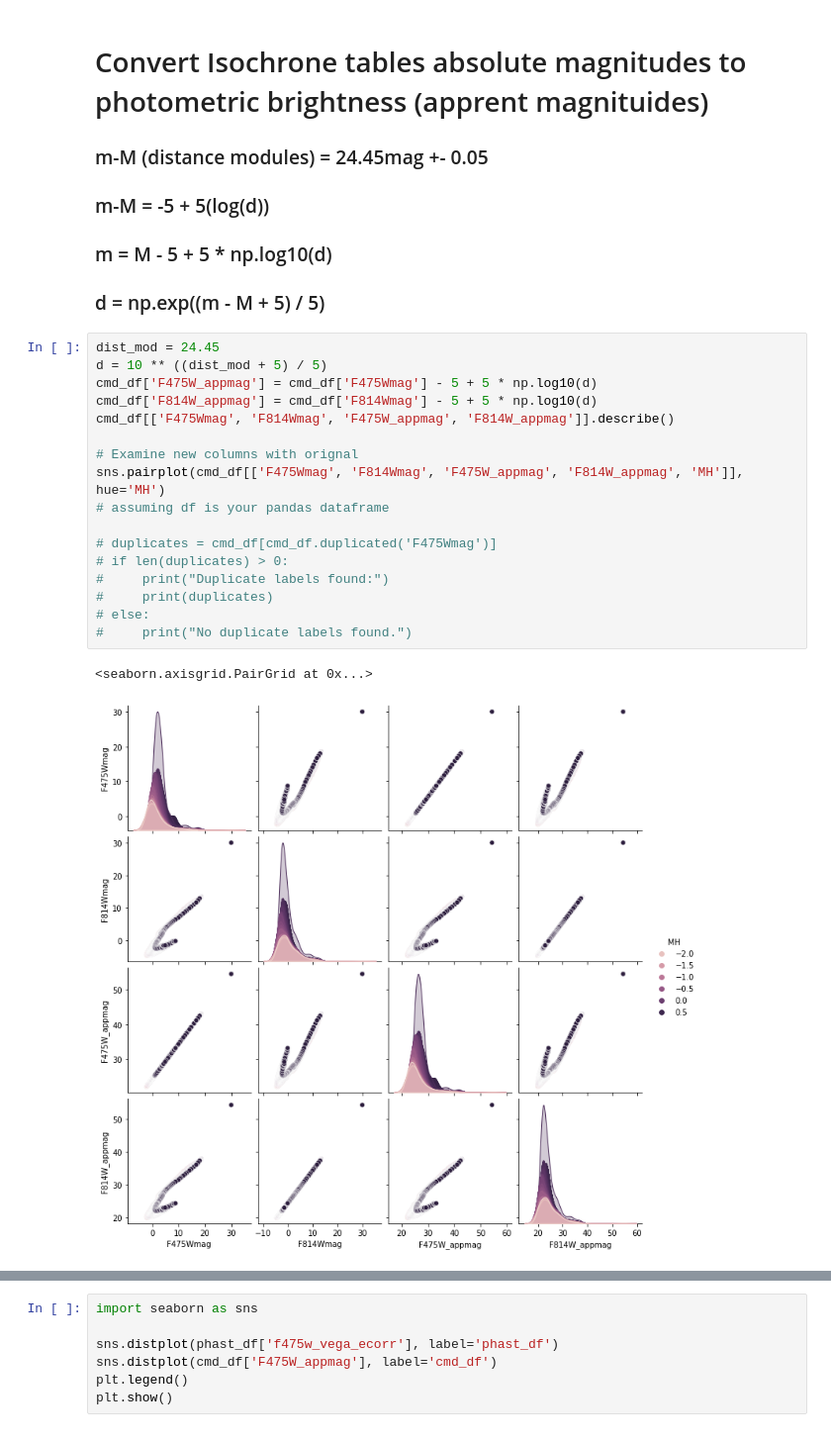
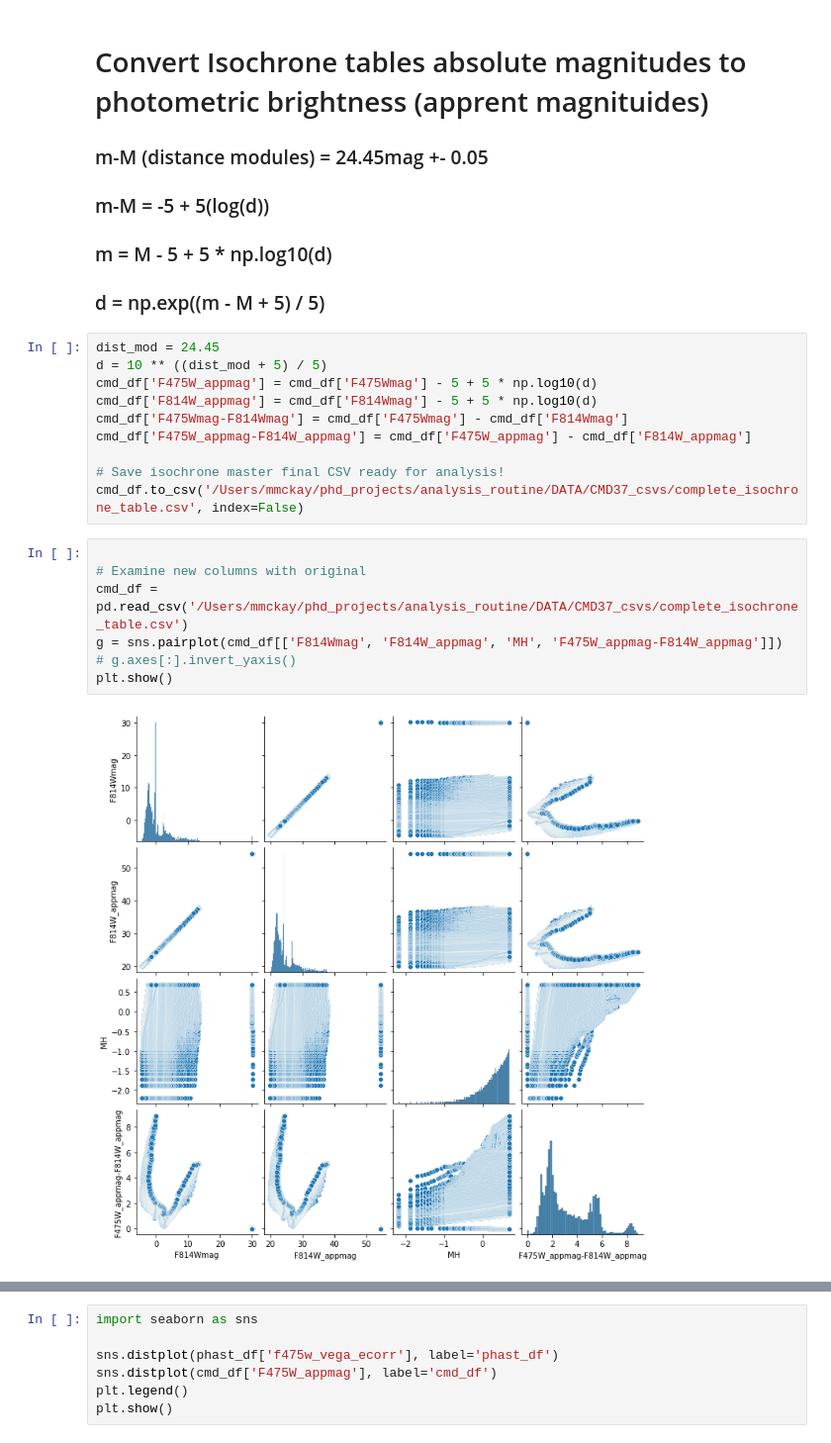
Before and after one commit to mmckay18/phast_rgbstars_mdf, a Jupyter notebook: code/phast_exploration.ipynb, the cells around one changed output, grey strips where cells are left out. Shown at 99% size. Drawn from its saved outputs; the diff is of its cells as text.

```diff
--- a/code/phast_exploration.ipynb
+++ b/code/phast_exploration.ipynb
@@ -172,18 +156,17 @@ dist_mod = 24.45
 d = 10 ** ((dist_mod + 5) / 5)
 cmd_df['F475W_appmag'] = cmd_df['F475Wmag'] - 5 + 5 * np.log10(d)
 cmd_df['F814W_appmag'] = cmd_df['F814Wmag'] - 5 + 5 * np.log10(d)
-cmd_df[['F475Wmag', 'F814Wmag', 'F475W_appmag', 'F814W_appmag']].describe()
+cmd_df['F475Wmag-F814Wmag'] = cmd_df['F475Wmag'] - cmd_df['F814Wmag']
+cmd_df['F475W_appmag-F814W_appmag'] = cmd_df['F475W_appmag'] - cmd_df['F814W_appmag']
 
-# Examine new columns with orignal
-sns.pairplot(cmd_df[['F475Wmag', 'F814Wmag', 'F475W_appmag', 'F814W_appmag', 'MH']], hue='MH')
-# assuming df is your pandas dataframe
-
-# duplicates = cmd_df[cmd_df.duplicated('F475Wmag')]
-# if len(duplicates) > 0:
-#     print("Duplicate labels found:")
-#     print(duplicates)
-# else:
-#     print("No duplicate labels found.")
+# Save isochrone master final CSV ready for analysis!
+cmd_df.to_csv('/Users/mmckay/phd_projects/analysis_routine/DATA/CMD37_csvs/complete_isochrone_table.csv', index=False)
-# %% [output]
-<seaborn.axisgrid.PairGrid at 0x...>
-[figure, removed]
+# %%
+
+# Examine new columns with original
+cmd_df = pd.read_csv('/Users/mmckay/phd_projects/analysis_routine/DATA/CMD37_csvs/complete_isochrone_table.csv')
+g = sns.pairplot(cmd_df[['F814Wmag', 'F814W_appmag', 'MH', 'F475W_appmag-F814W_appmag']])
+# g.axes[:].invert_yaxis()
+plt.show()
+# %% [output]
+[figure, added]
```
Also changed, not shown: parts of 48 cells of this notebook, 7 other files.
